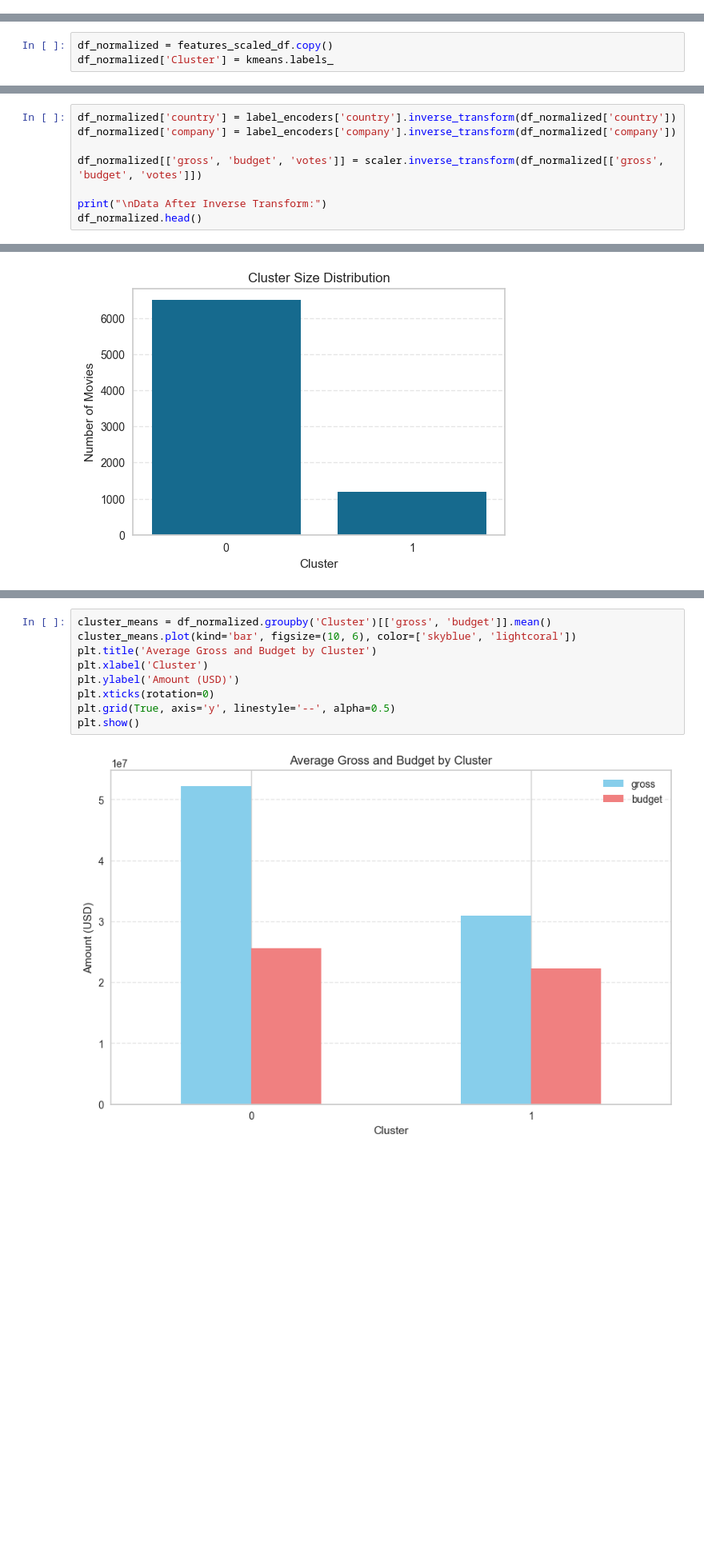
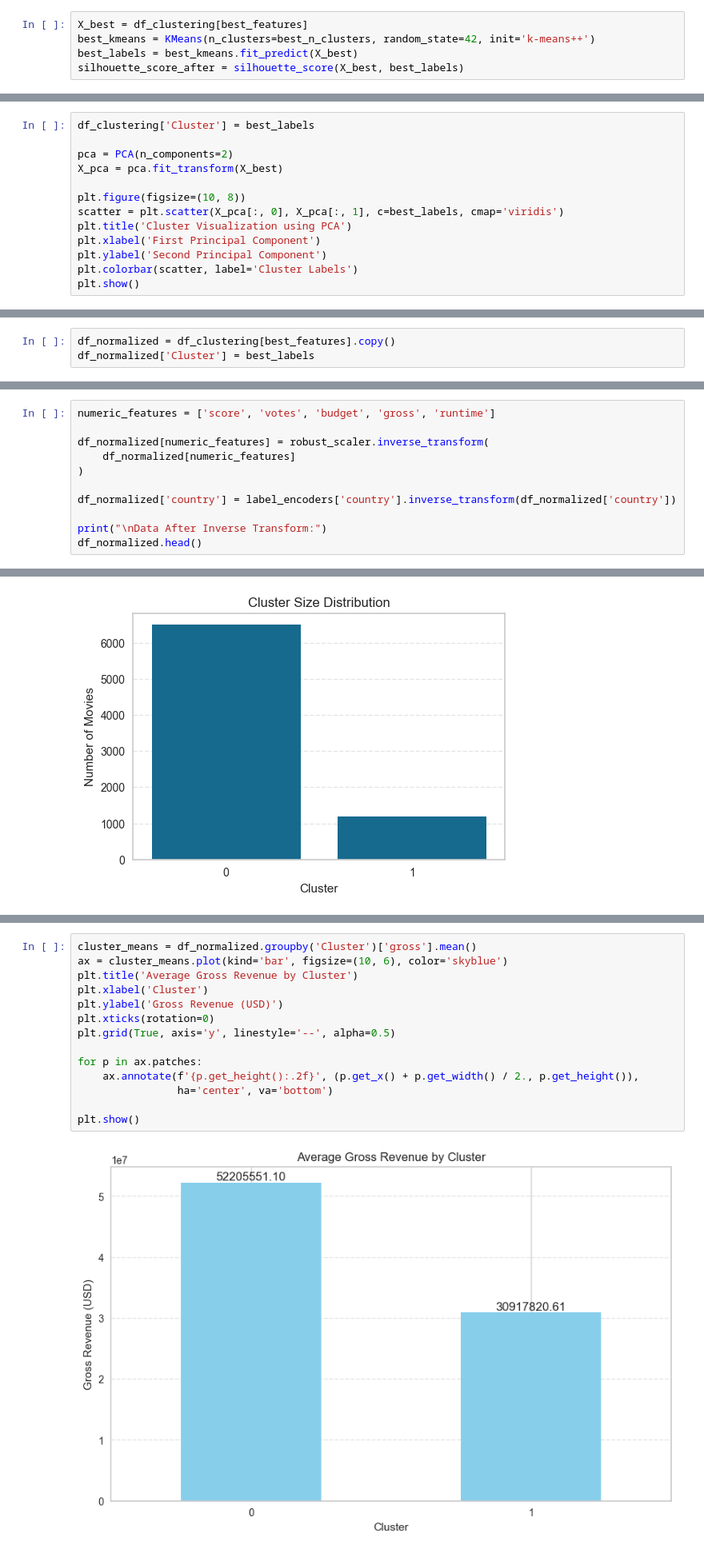
Before and after one commit to ikrar557/mlp-dicoding, a Jupyter notebook: [Clustering] Submission Akhir BMLP_Ikrar.ipynb, the cells around one changed output, grey strips where cells are left out. Shown at 80% size. Drawn from its saved outputs; the diff is of its cells as text; blank space fills up the shorter version.

```diff
--- a/[Clustering] Submission Akhir BMLP_Ikrar.ipynb
+++ b/[Clustering] Submission Akhir BMLP_Ikrar.ipynb
@@ -616,3 +672,8 @@ silhouette_score_after = silhouette_score(features_scaled, labels)
+# %%
+X_best = df_clustering[best_features]
+best_kmeans = KMeans(n_clusters=best_n_clusters, random_state=42, init='k-means++')
+best_labels = best_kmeans.fit_predict(X_best)
+silhouette_score_after = silhouette_score(X_best, best_labels)
 # %%
 print(f"Silhouette Score before Feature Selection: {silhouette_score_before:.4f}")
 print(f"Silhouette Score after Feature Selection: {silhouette_score_after:.4f}")
@@ -689,0 +685,13 @@ plt.show()
+# %%
+df_clustering['Cluster'] = best_labels
+
+pca = PCA(n_components=2)
+X_pca = pca.fit_transform(X_best)
+
+plt.figure(figsize=(10, 8))
+scatter = plt.scatter(X_pca[:, 0], X_pca[:, 1], c=best_labels, cmap='viridis')
+plt.title('Cluster Visualization using PCA')
+plt.xlabel('First Principal Component')
+plt.ylabel('Second Principal Component')
+plt.colorbar(scatter, label='Cluster Labels')
+plt.show()
@@ -692,6 +704,6 @@ plt.show()
 # %%
-df_normalized = features_scaled_df.copy()
-df_normalized['Cluster'] = kmeans.labels_
+df_normalized = df_clustering[best_features].copy()
+df_normalized['Cluster'] = best_labels
 # %%
 print("Data Before Inverse Transform:")
 df_normalized.head()
@@ -706,8 +718,11 @@ Data Before Inverse Transform:
 # %%
+numeric_features = ['score', 'votes', 'budget', 'gross', 'runtime']
+
+df_normalized[numeric_features] = robust_scaler.inverse_transform(
+    df_normalized[numeric_features]
+)
+
 df_normalized['country'] = label_encoders['country'].inverse_transform(df_normalized['country'])
-df_normalized['company'] = label_encoders['company'].inverse_transform(df_normalized['company'])
-
-df_normalized[['gross', 'budget', 'votes']] = scaler.inverse_transform(df_normalized[['gross', 'budget', 'votes']])
 
 print("\nData After Inverse Transform:")
 df_normalized.head()
@@ -807,11 +801,16 @@ Statistic Description for Each Cluster:
 # %%
-cluster_means = df_normalized.groupby('Cluster')[['gross', 'budget']].mean()
-cluster_means.plot(kind='bar', figsize=(10, 6), color=['skyblue', 'lightcoral'])
-plt.title('Average Gross and Budget by Cluster')
+cluster_means = df_normalized.groupby('Cluster')['gross'].mean()
+ax = cluster_means.plot(kind='bar', figsize=(10, 6), color='skyblue')
+plt.title('Average Gross Revenue by Cluster')
 plt.xlabel('Cluster')
-plt.ylabel('Amount (USD)')
+plt.ylabel('Gross Revenue (USD)')
 plt.xticks(rotation=0)
 plt.grid(True, axis='y', linestyle='--', alpha=0.5)
+
+for p in ax.patches:
+    ax.annotate(f'{p.get_height():.2f}', (p.get_x() + p.get_width() / 2., p.get_height()),
+                ha='center', va='bottom')
+
 plt.show()
 # %% [output]
-[figure, old version]
+[figure, new version]
```
Also changed, not shown: parts of 34 cells of this notebook, 2 other files.
